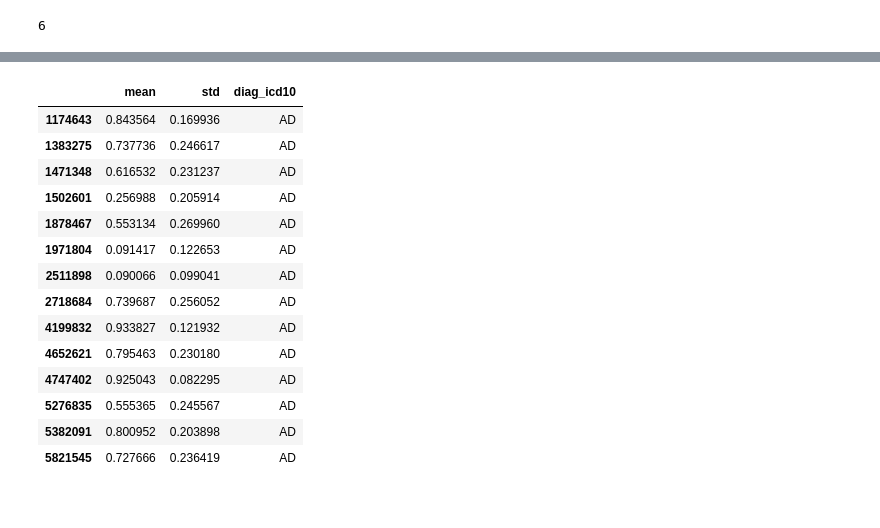
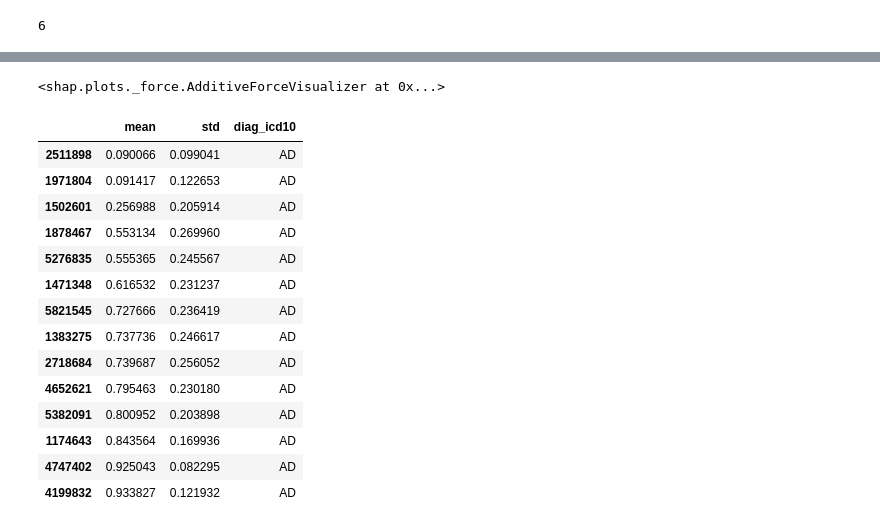
Before and after one commit to tighu20/adni_phenotypes, a Jupyter notebook: results/Model explainability.ipynb, the cells around one changed output, grey strips where cells are left out. Saved outputs shown, nothing was run; the diff lists cells and outputs as text; code cells hidden in the pictures.

```diff
--- a/results/Model explainability.ipynb
+++ b/results/Model explainability.ipynb
@@ -188,18 +213,24 @@ shap.force_plot(e.expected_value, shap_values[1,:], X_tmp[1,:], link='identity',
+# %%
+# 4199832
+shap_values = e.shap_values(torch.tensor(X_tmp).to(device))
+shap.force_plot(e.expected_value, shap_values[8,:], X_tmp[8,:], feature_names=(FEATURES_CORTICAL + FEATURES_VOLUME + FEATURES_VOLUME_EXTRA))#, matplotlib=True)
+# %% [output]
+<shap.plots._force.AdditiveForceVisualizer at 0x...>
 # %%
-joined_df[joined_df.diag_icd10 == 'AD']#.sort_values(by='mean')
+joined_df[joined_df.diag_icd10 == 'AD'].sort_values(by='mean')
 # %% [output]
 |  | mean | std | diag_icd10 |
-| 1174643 | 0.843564 | 0.169936 | AD |
-| 1383275 | 0.737736 | 0.246617 | AD |
-| 1471348 | 0.616532 | 0.231237 | AD |
+| 2511898 | 0.090066 | 0.099041 | AD |
+| 1971804 | 0.091417 | 0.122653 | AD |
 | 1502601 | 0.256988 | 0.205914 | AD |
 | 1878467 | 0.553134 | 0.269960 | AD |
-| 1971804 | 0.091417 | 0.122653 | AD |
-| 2511898 | 0.090066 | 0.099041 | AD |
+| 5276835 | 0.555365 | 0.245567 | AD |
+| 1471348 | 0.616532 | 0.231237 | AD |
+| 5821545 | 0.727666 | 0.236419 | AD |
+| 1383275 | 0.737736 | 0.246617 | AD |
 | 2718684 | 0.739687 | 0.256052 | AD |
+| 4652621 | 0.795463 | 0.230180 | AD |
+| 5382091 | 0.800952 | 0.203898 | AD |
+| 1174643 | 0.843564 | 0.169936 | AD |
+| 4747402 | 0.925043 | 0.082295 | AD |
 | 4199832 | 0.933827 | 0.121932 | AD |
-| 4652621 | 0.795463 | 0.230180 | AD |
-| 4747402 | 0.925043 | 0.082295 | AD |
-| 5276835 | 0.555365 | 0.245567 | AD |
-| 5382091 | 0.800952 | 0.203898 | AD |
-| 5821545 | 0.727666 | 0.236419 | AD |
```
Also changed, not shown: parts of 13 cells of this notebook, 2 other files.
